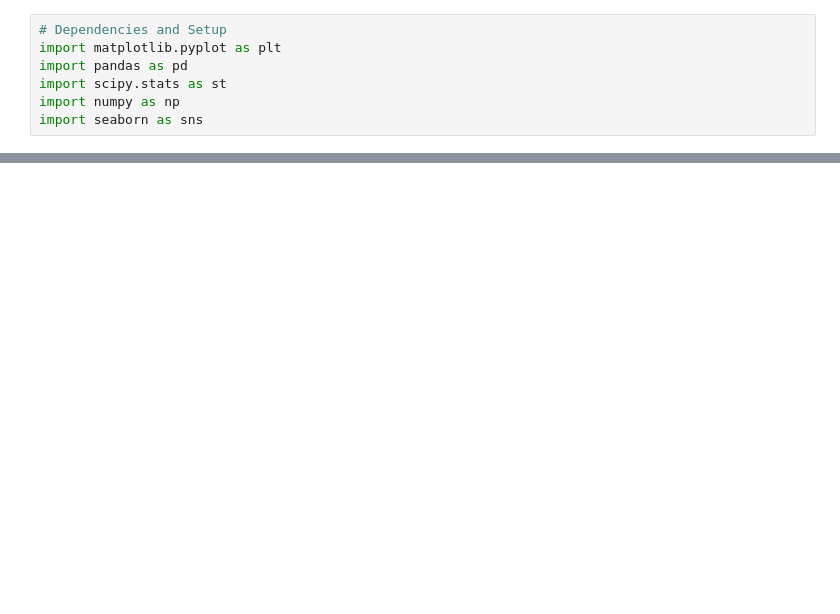
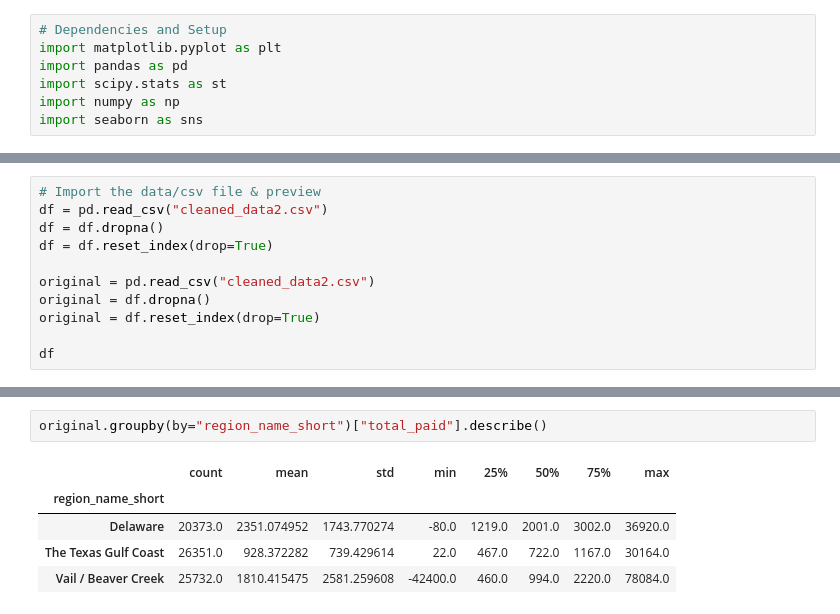
Before and after one commit to fhelms8/vacasa, a Jupyter notebook: cleaned_vacasa.ipynb, the cells around one changed output, grey strips where cells are left out. Cells and saved outputs as stored; diff of their text form; blank space fills up the shorter version.

```diff
--- a/cleaned_vacasa.ipynb
+++ b/cleaned_vacasa.ipynb
@@ -171,0 +15,11 @@ np.true_divide(309,72456)
+# %%
+# Import the data/csv file & preview
+df = pd.read_csv("cleaned_data2.csv")
+df = df.dropna()
+df = df.reset_index(drop=True)
+
+original = pd.read_csv("cleaned_data2.csv")
+original = df.dropna()
+original = df.reset_index(drop=True)
+
+df
@@ -171,0 +184,8 @@ np.true_divide(309,72456)
+# %%
+original.groupby(by="region_name_short")["total_paid"].describe()
+# %% [output]
+|  | count | mean | std | min | 25% | 50% | 75% | max |
+| region_name_short |  |  |  |  |  |  |  |  |
+| Delaware | 20373.0 | 2351.074952 | 1743.770274 | -80.0 | 1219.0 | 2001.0 | 3002.0 | 36920.0 |
+| The Texas Gulf Coast | 26351.0 | 928.372282 | 739.429614 | 22.0 | 467.0 | 722.0 | 1167.0 | 30164.0 |
+| Vail / Beaver Creek | 25732.0 | 1810.415475 | 2581.259608 | -42400.0 | 460.0 | 994.0 | 2220.0 | 78084.0 |
```
Also changed, not shown: parts of 40 cells of this notebook, 2 other files.
